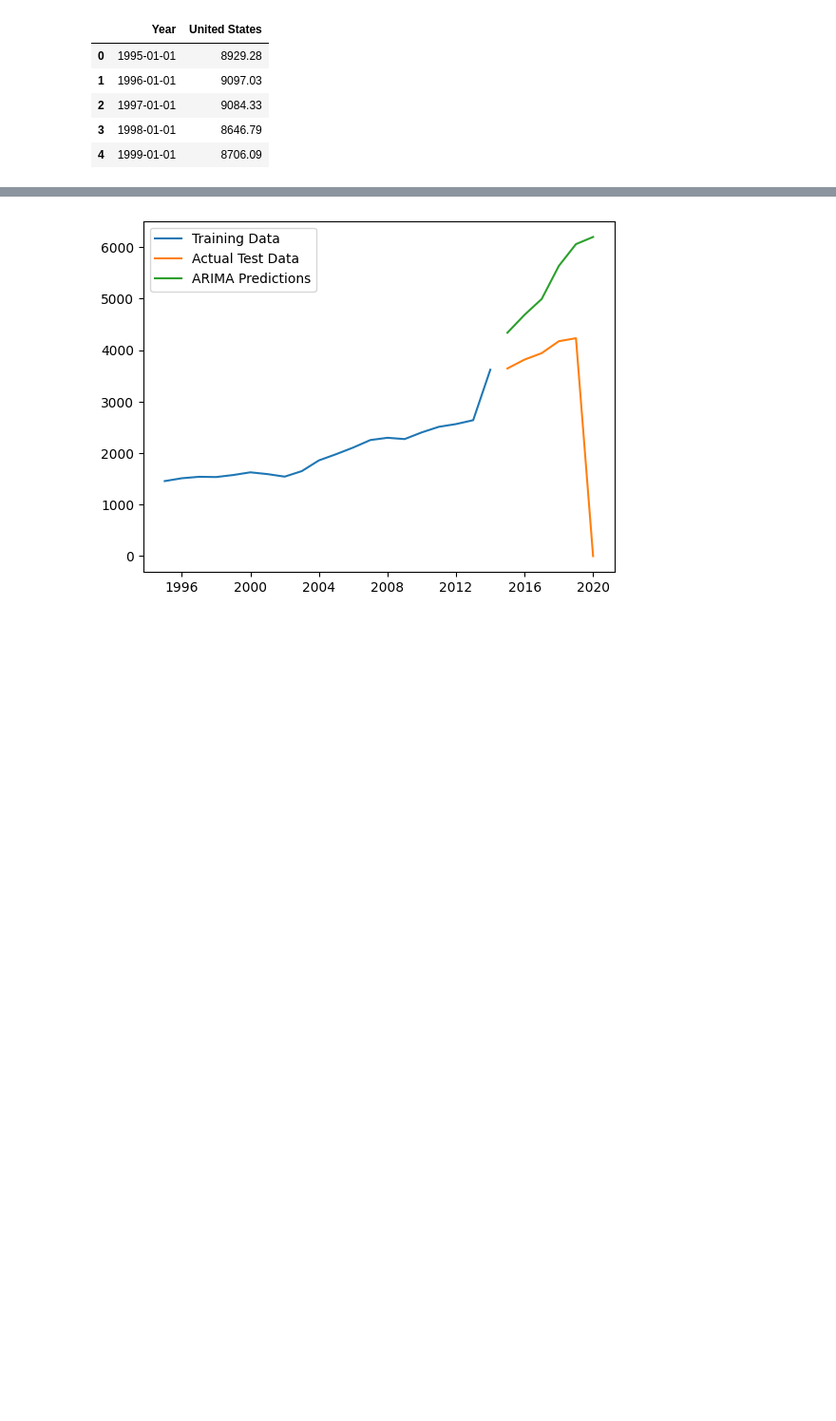
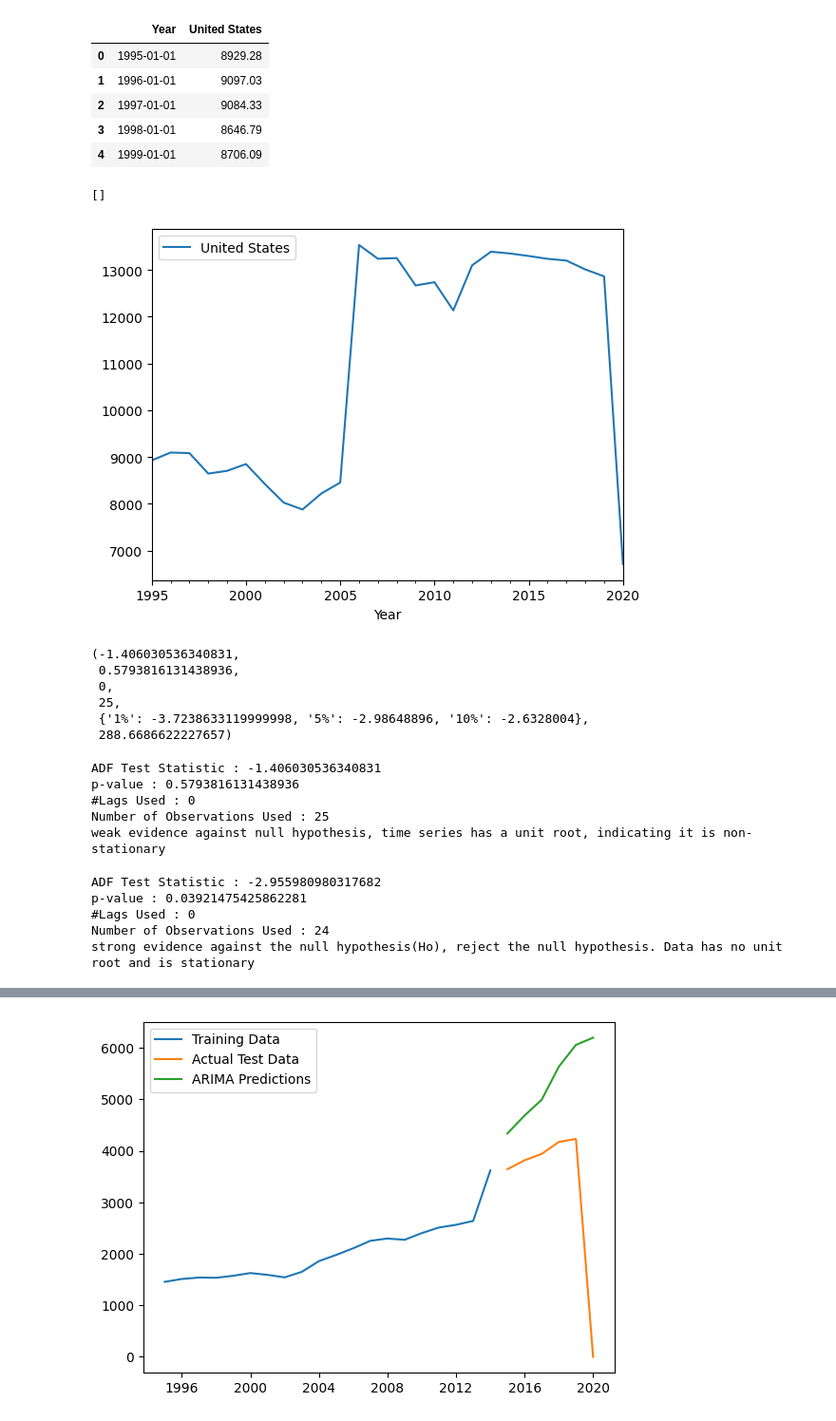
Before and after one commit to deepdivewithai/Travel-Analysis, a Jupyter notebook: model.ipynb, the cells around one changed output, grey strips where cells are left out. Shown at 95% size. Drawn from its saved outputs; the diff is of its cells as text; code cells hidden in the pictures; blank space fills up the shorter version.

```diff
--- a/model.ipynb
+++ b/model.ipynb
@@ -101,8 +104,8 @@ data.head()
 | 4 | 1999-01-01 | 985.90 | 212.13 | 609.10 | 3069.53 | 0.0 | 1702.35 | 202.48 | 202.48 | ... |
 5 rows × 179 columns
 # %%
-aruba = data.iloc[:, [0,171]]
-aruba.head()
+usa = data.iloc[:, [0,171]]
+usa.head()
 # %% [output]
 |  | Year | United States |
 | 0 | 1995-01-01 | 8929.28 |
@@ -110,3 +113,26 @@ aruba.head()
 | 2 | 1997-01-01 | 9084.33 |
 | 3 | 1998-01-01 | 8646.79 |
 | 4 | 1999-01-01 | 8706.09 |
+# %%
+usa = usa.set_index("Year")
+# %%
+from matplotlib import pyplot as plt
+
+usa.plot()
+plt.plot()
+# %% [output]
+[]
+[figure, added]
+# %%
+from statsmodels.tsa.stattools import adfuller
+
+
+test_result=adfuller(usa['United States'])
+test_result
+# %% [output]
+(-1.406030536340831,
+ 0.5793816131438936,
+ 0,
+ 25,
+ {'1%': -3.7238633119999998, '5%': -2.98648896, '10%': -2.6328004},
+ 288.6686622227657)
@@ -112,0 +152,18 @@ aruba.head()
+# %%
+adfuller_test(usa['United States'])
+# %% [output]
+ADF Test Statistic : -1.406030536340831
+p-value : 0.5793816131438936
+#Lags Used : 0
+Number of Observations Used : 25
+weak evidence against null hypothesis, time series has a unit root, indicating it is non-stationary
+# %%
+# Assuming 'usa' is your DataFrame and 'United States' is the column of interest
+usa_diff = usa['United States'].diff().dropna()
+adfuller_test(usa_diff)
+# %% [output]
+ADF Test Statistic : -2.955980980317682
+p-value : 0.03921475425862281
+#Lags Used : 0
+Number of Observations Used : 24
+strong evidence against the null hypothesis(Ho), reject the null hypothesis. Data has no unit root and is stationary
```
Also changed, not shown: parts of 9 cells of this notebook, 2 other files.
